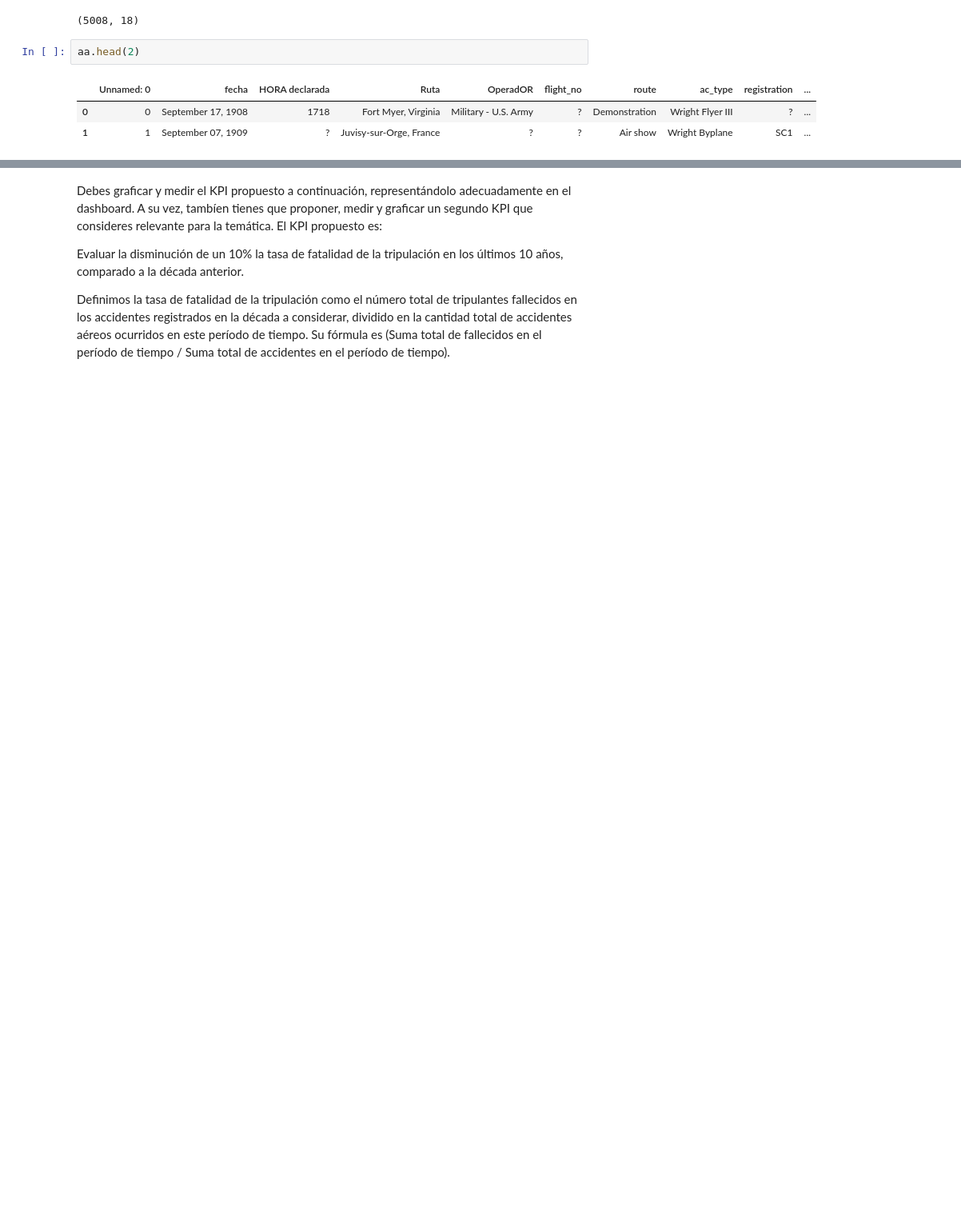
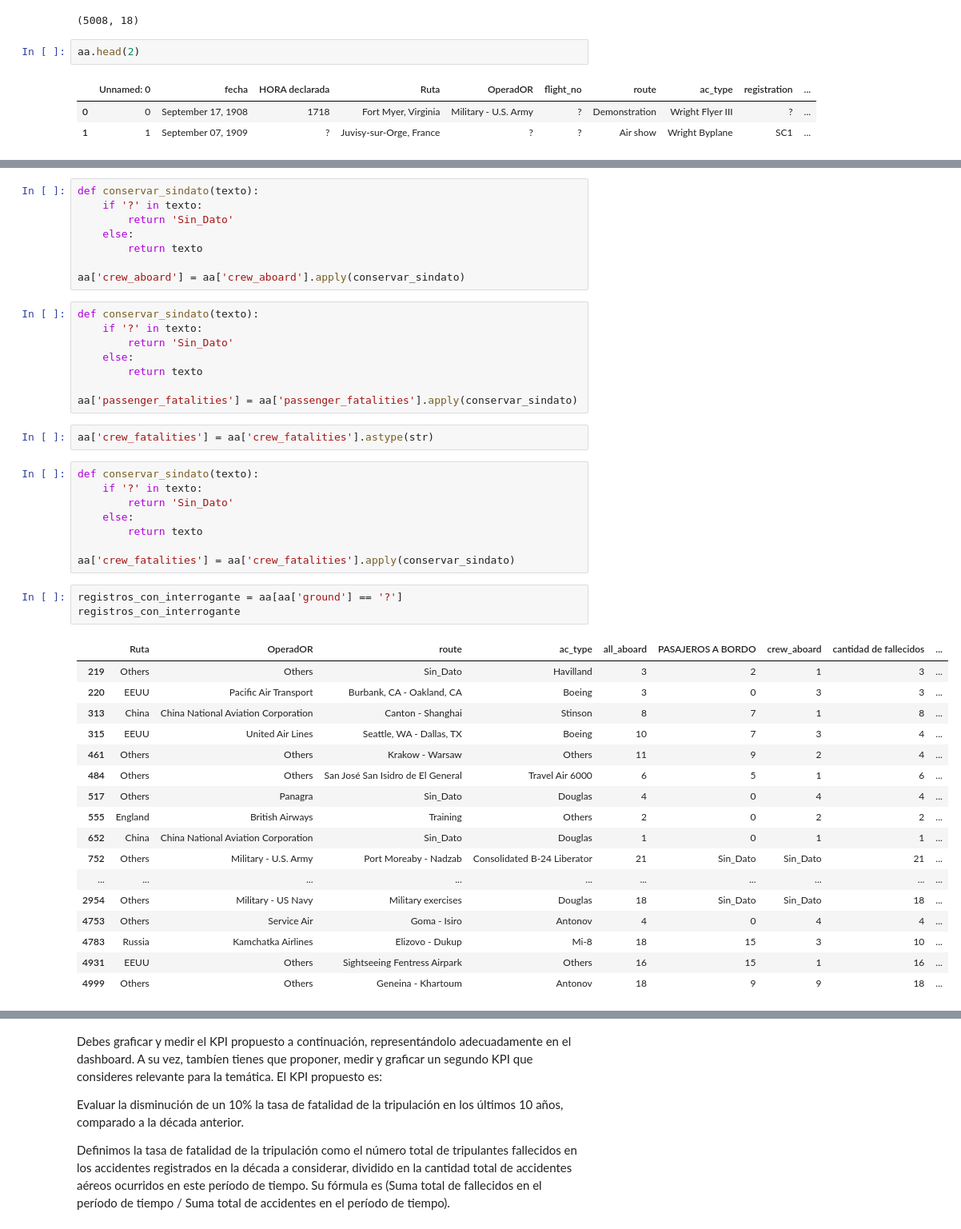
Before and after one commit to willflorez/accidentesAereos, a Jupyter notebook: EDA.ipynb, the cells around one changed output, grey strips where cells are left out. Shown at 80% size. Drawn from its saved outputs; the diff is of its cells as text; blank space fills up the shorter version.

```diff
--- a/EDA.ipynb
+++ b/EDA.ipynb
@@ -13,0 +911,47 @@ aa.head(2)
+# %%
+def conservar_sindato(texto):
+    if '?' in texto:
+        return 'Sin_Dato'
+    else:
+        return texto
+
+aa['crew_aboard'] = aa['crew_aboard'].apply(conservar_sindato)
+# %%
+def conservar_sindato(texto):
+    if '?' in texto:
+        return 'Sin_Dato'
+    else:
+        return texto
+
+aa['passenger_fatalities'] = aa['passenger_fatalities'].apply(conservar_sindato)
+# %%
+aa['crew_fatalities'] = aa['crew_fatalities'].astype(str)
+# %%
+def conservar_sindato(texto):
+    if '?' in texto:
+        return 'Sin_Dato'
+    else:
+        return texto
+
+aa['crew_fatalities'] = aa['crew_fatalities'].apply(conservar_sindato)
+# %%
+registros_con_interrogante = aa[aa['ground'] == '?']
+registros_con_interrogante
+# %% [output]
+|  | Ruta | OperadOR | route | ac_type | all_aboard | PASAJEROS A BORDO | crew_aboard | cantidad de fallecidos | ... |
+| 219 | Others | Others | Sin_Dato | Havilland | 3 | 2 | 1 | 3 | ... |
+| 220 | EEUU | Pacific Air Transport | Burbank, CA - Oakland, CA | Boeing | 3 | 0 | 3 | 3 | ... |
+| 313 | China | China National Aviation Corporation | Canton - Shanghai | Stinson | 8 | 7 | 1 | 8 | ... |
+| 315 | EEUU | United Air Lines | Seattle, WA - Dallas, TX | Boeing | 10 | 7 | 3 | 4 | ... |
+| 461 | Others | Others | Krakow - Warsaw | Others | 11 | 9 | 2 | 4 | ... |
+| 484 | Others | Others | San José San Isidro de El General | Travel Air 6000 | 6 | 5 | 1 | 6 | ... |
+| 517 | Others | Panagra | Sin_Dato | Douglas | 4 | 0 | 4 | 4 | ... |
+| 555 | England | British Airways | Training | Others | 2 | 0 | 2 | 2 | ... |
+| 652 | China | China National Aviation Corporation | Sin_Dato | Douglas | 1 | 0 | 1 | 1 | ... |
+| 752 | Others | Military - U.S. Army | Port Moreaby - Nadzab | Consolidated B-24 Liberator | 21 | Sin_Dato | Sin_Dato | 21 | ... |
+| ... | ... | ... | ... | ... | ... | ... | ... | ... | ... |
+| 2954 | Others | Military - US Navy | Military exercises | Douglas | 18 | Sin_Dato | Sin_Dato | 18 | ... |
+| 4753 | Others | Service Air | Goma - Isiro | Antonov | 4 | 0 | 4 | 4 | ... |
+| 4783 | Russia | Kamchatka Airlines | Elizovo - Dukup | Mi-8 | 18 | 15 | 3 | 10 | ... |
+| 4931 | EEUU | Others | Sightseeing Fentress Airpark | Others | 16 | 15 | 1 | 16 | ... |
+| 4999 | Others | Others | Geneina - Khartoum | Antonov | 18 | 9 | 9 | 18 | ... |
```
Also changed, not shown: parts of 107 cells of this notebook, 1 other file.
